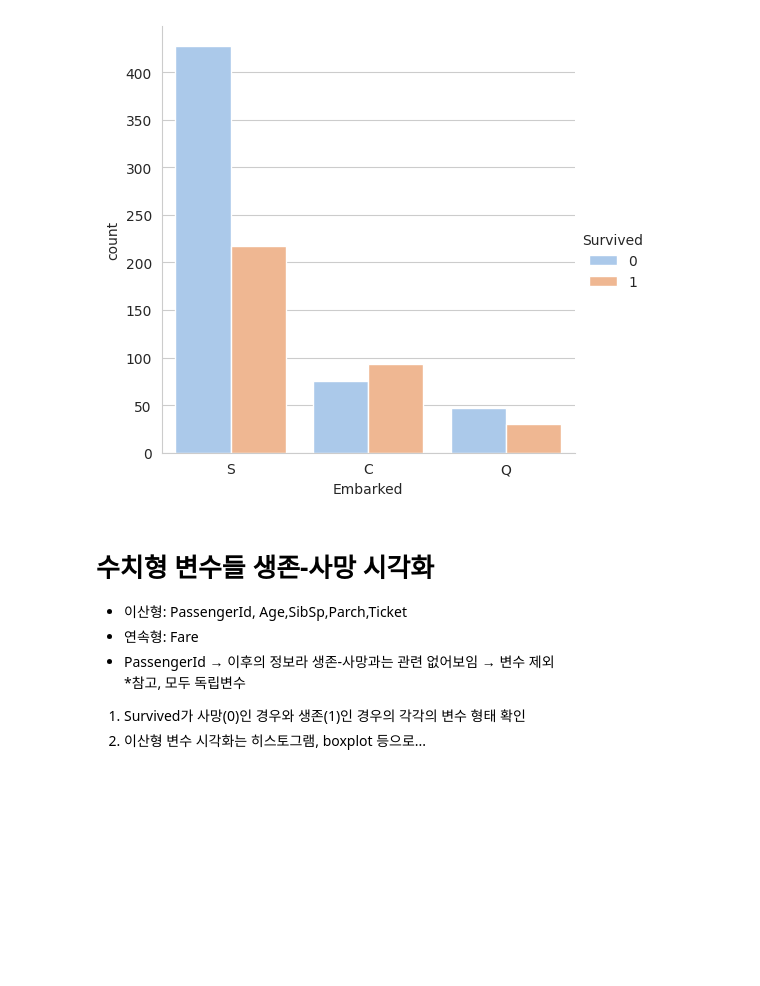
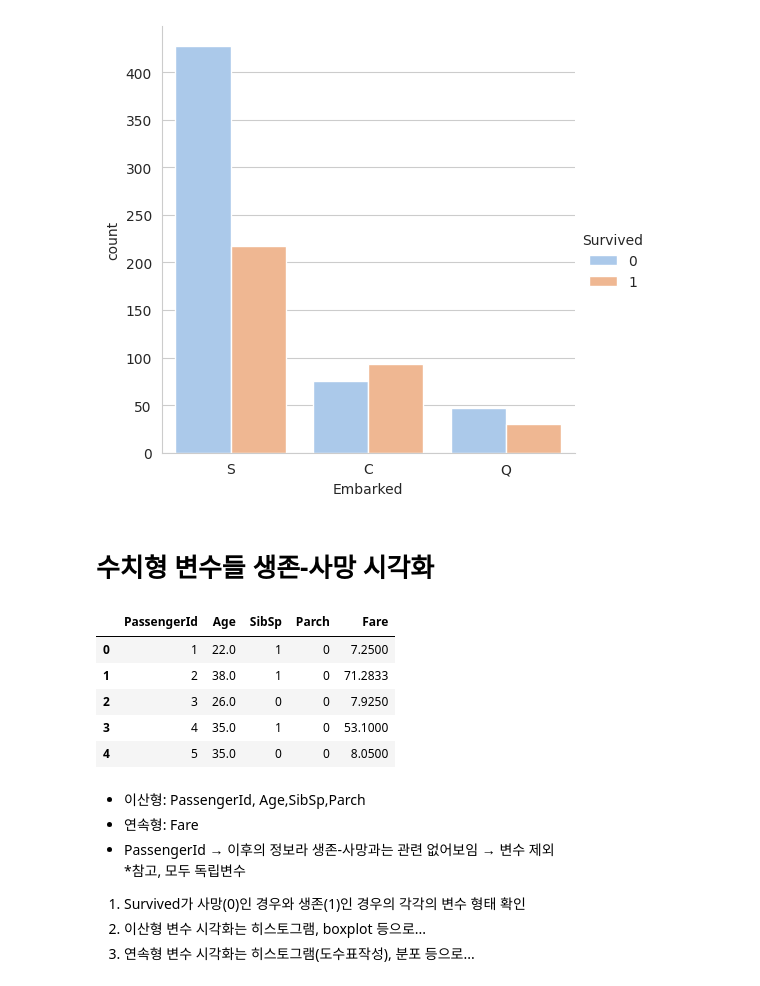
Before and after one commit to MKBD0102/Study, a Jupyter notebook: TitanicPractice_M.ipynb, the cells around one changed output. Saved outputs shown, nothing was run; the diff lists cells and outputs as text; code cells hidden in the pictures; blank space fills up the shorter version.

```diff
--- a/TitanicPractice_M.ipynb
+++ b/TitanicPractice_M.ipynb
@@ -249,11 +249,23 @@ train_df.groupby(['Embarked','Survived']).size().unstack()
 | S | 427 | 217 |
 <Figure size 800x400 with 0 Axes>
 [figure]
+# %% [markdown]
+# 수치형 변수들 생존-사망 시각화
+# %%
+n_train_df = train_df.select_dtypes(include=np.number).iloc[:,[0,3,4,5,6]]
+n_train_df.head()
+# %% [output]
+|  | PassengerId | Age | SibSp | Parch | Fare |
+| 0 | 1 | 22.0 | 1 | 0 | 7.2500 |
+| 1 | 2 | 38.0 | 1 | 0 | 71.2833 |
+| 2 | 3 | 26.0 | 0 | 0 | 7.9250 |
+| 3 | 4 | 35.0 | 1 | 0 | 53.1000 |
+| 4 | 5 | 35.0 | 0 | 0 | 8.0500 |
 # %% [markdown]
-# 수치형 변수들 생존-사망 시각화
-- 이산형: PassengerId, Age,SibSp,Parch,Ticket
+- 이산형: PassengerId, Age,SibSp,Parch
 - 연속형: Fare
 - PassengerId &rarr; 이후의 정보라 생존-사망과는 관련 없어보임 &rarr; 변수 제외
 \*참고, 모두 독립변수
 1. Survived가 사망(0)인 경우와 생존(1)인 경우의 각각의 변수 형태 확인
 2. 이산형 변수 시각화는 히스토그램, boxplot 등으로...
+3. 연속형 변수 시각화는 히스토그램(도수표작성), 분포 등으로...
```
Also changed, not shown: parts of 2 cells of this notebook.
